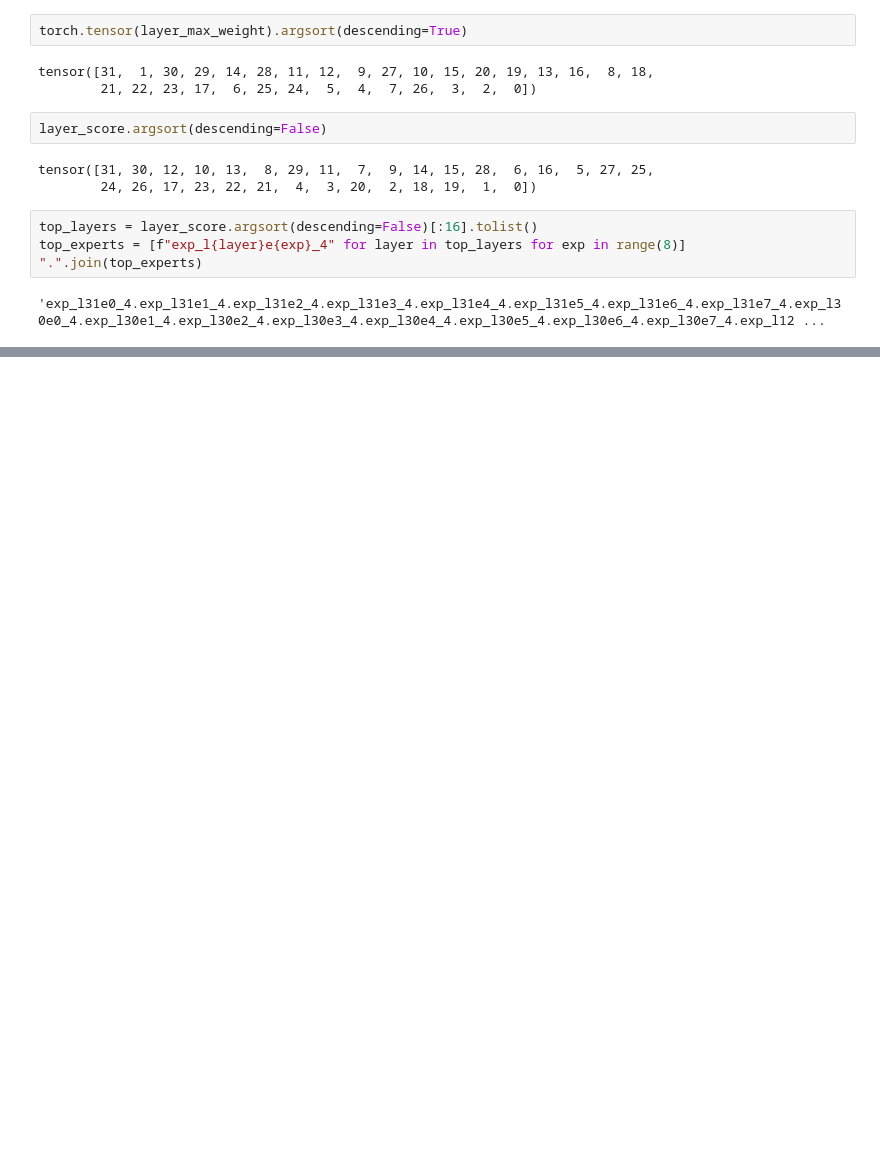
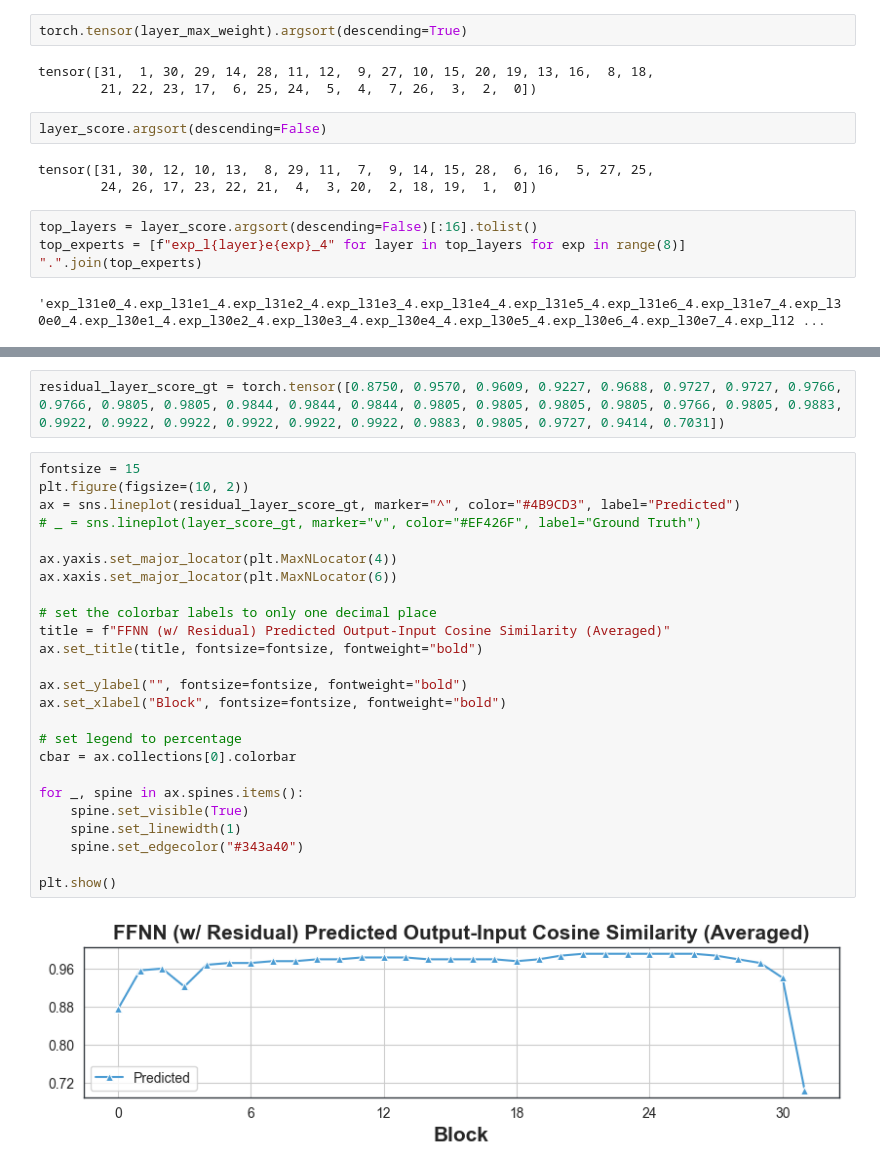
Before and after one commit to Jinxiaolong1129/moe_quantize, a Jupyter notebook: notebooks/expert-score-heatmap.ipynb, the cells around one changed output, grey strips where cells are left out. Saved outputs shown, nothing was run; the diff lists cells and outputs as text; blank space fills up the shorter version.

```diff
--- a/notebooks/expert-score-heatmap.ipynb
+++ b/notebooks/expert-score-heatmap.ipynb
@@ -165,0 +194,29 @@ top_experts = [f"exp_l{layer}e{exp}_4" for layer in top_layers for exp in range(
+# %%
+residual_layer_score_gt = torch.tensor([0.8750, 0.9570, 0.9609, 0.9227, 0.9688, 0.9727, 0.9727, 0.9766, 0.9766, 0.9805, 0.9805, 0.9844, 0.9844, 0.9844, 0.9805, 0.9805, 0.9805, 0.9805, 0.9766, 0.9805, 0.9883, 0.9922, 0.9922, 0.9922, 0.9922, 0.9922, 0.9922, 0.9883, 0.9805, 0.9727, 0.9414, 0.7031])
+# %%
+fontsize = 15
+plt.figure(figsize=(10, 2))
+ax = sns.lineplot(residual_layer_score_gt, marker="^", color="#4B9CD3", label="Predicted")
+# _ = sns.lineplot(layer_score_gt, marker="v", color="#EF426F", label="Ground Truth")
+
+ax.yaxis.set_major_locator(plt.MaxNLocator(4))
+ax.xaxis.set_major_locator(plt.MaxNLocator(6))
+
+# set the colorbar labels to only one decimal place
+title = f"FFNN (w/ Residual) Predicted Output-Input Cosine Similarity (Averaged)"
+ax.set_title(title, fontsize=fontsize, fontweight="bold")
+
+ax.set_ylabel("", fontsize=fontsize, fontweight="bold")
+ax.set_xlabel("Block", fontsize=fontsize, fontweight="bold")
+
+# set legend to percentage
+cbar = ax.collections[0].colorbar
+
+for _, spine in ax.spines.items():
+    spine.set_visible(True)
+    spine.set_linewidth(1)
+    spine.set_edgecolor("#343a40")
+
+plt.show()
+# %% [output]
+[figure, added]
```
Also changed, not shown: parts of 2 cells of this notebook, 1 other file.
